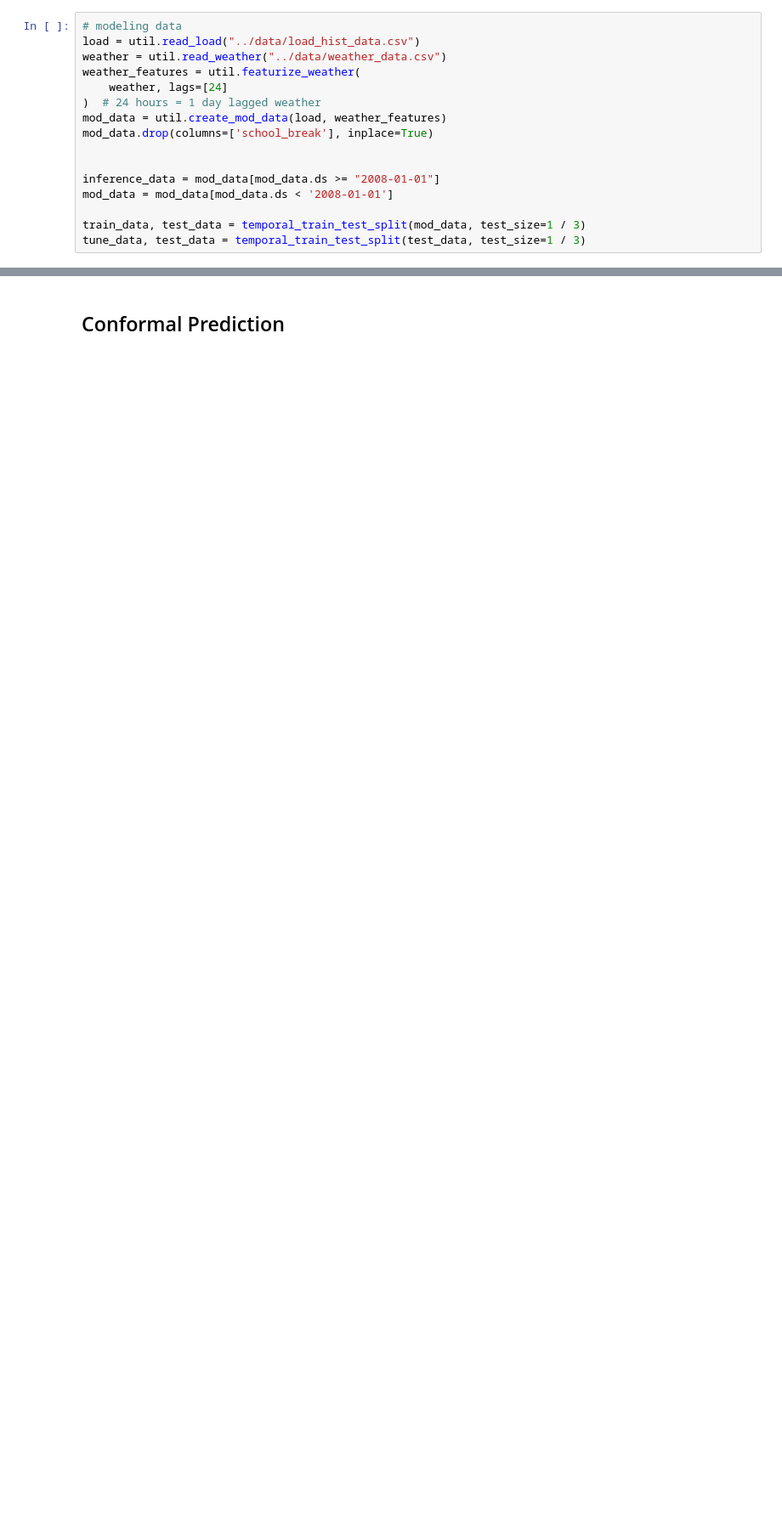
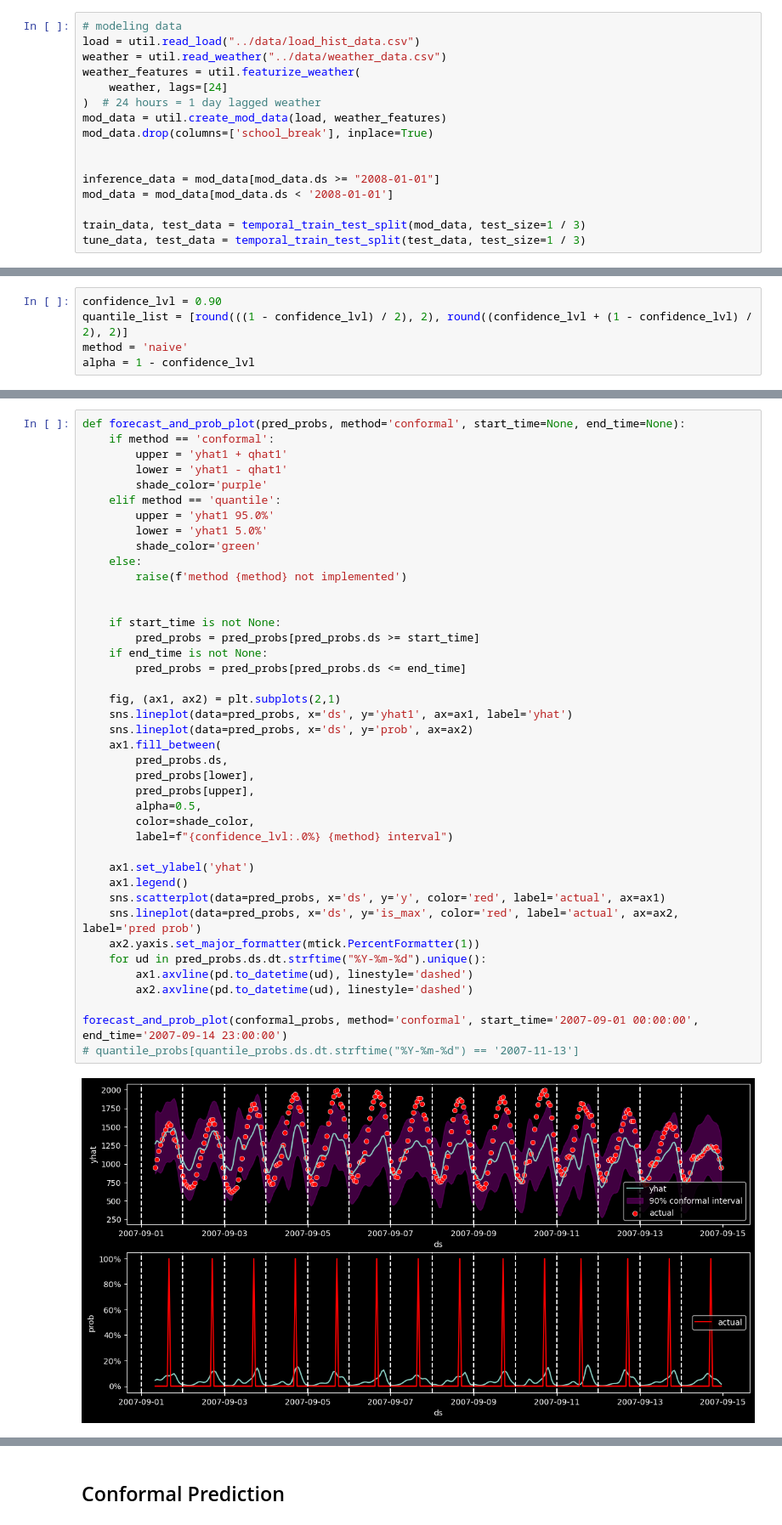
Before and after one commit to ichbinallen/energy_meter, a Jupyter notebook: notebooks/NeuralProphetTest.ipynb, the cells around one changed output, grey strips where cells are left out. Shown at 85% size. Drawn from its saved outputs; the diff is of its cells as text; blank space fills up the shorter version.

```diff
--- a/notebooks/NeuralProphetTest.ipynb
+++ b/notebooks/NeuralProphetTest.ipynb
@@ -43,0 +60,5 @@ tune_data, test_data = temporal_train_test_split(test_data, test_size=1 / 3)
+# %%
+confidence_lvl = 0.90
+quantile_list = [round(((1 - confidence_lvl) / 2), 2), round((confidence_lvl + (1 - confidence_lvl) / 2), 2)]
+method = 'naive'
+alpha = 1 - confidence_lvl
@@ -43,0 +209,43 @@ tune_data, test_data = temporal_train_test_split(test_data, test_size=1 / 3)
+# %%
+def forecast_and_prob_plot(pred_probs, method='conformal', start_time=None, end_time=None):
+    if method == 'conformal':
+        upper = 'yhat1 + qhat1'
+        lower = 'yhat1 - qhat1'
+        shade_color='purple'
+    elif method == 'quantile':
+        upper = 'yhat1 95.0%'
+        lower = 'yhat1 5.0%'
+        shade_color='green'
+    else:
+        raise(f'method {method} not implemented')
+
+
+    if start_time is not None:
+        pred_probs = pred_probs[pred_probs.ds >= start_time]
+    if end_time is not None:
+        pred_probs = pred_probs[pred_probs.ds <= end_time]
+
+    fig, (ax1, ax2) = plt.subplots(2,1)
+    sns.lineplot(data=pred_probs, x='ds', y='yhat1', ax=ax1, label='yhat')
+    sns.lineplot(data=pred_probs, x='ds', y='prob', ax=ax2)
+    ax1.fill_between(
+        pred_probs.ds,
+        pred_probs[lower],
+        pred_probs[upper],
+        alpha=0.5,
+        color=shade_color,
+        label=f"{confidence_lvl:.0%} {method} interval")
+
+    ax1.set_ylabel('yhat')
+    ax1.legend()
+    sns.scatterplot(data=pred_probs, x='ds', y='y', color='red', label='actual', ax=ax1)
+    sns.lineplot(data=pred_probs, x='ds', y='is_max', color='red', label='actual', ax=ax2, label='pred prob')
+    ax2.yaxis.set_major_formatter(mtick.PercentFormatter(1))
+    for ud in pred_probs.ds.dt.strftime("%Y-%m-%d").unique():
+        ax1.axvline(pd.to_datetime(ud), linestyle='dashed')
+        ax2.axvline(pd.to_datetime(ud), linestyle='dashed')
+
+forecast_and_prob_plot(conformal_probs, method='conformal', start_time='2007-09-01 00:00:00', end_time='2007-09-14 23:00:00')
+# quantile_probs[quantile_probs.ds.dt.strftime("%Y-%m-%d") == '2007-11-13']
+# %% [output]
+[figure, added]
```
Also changed, not shown: parts of 25 cells of this notebook.
